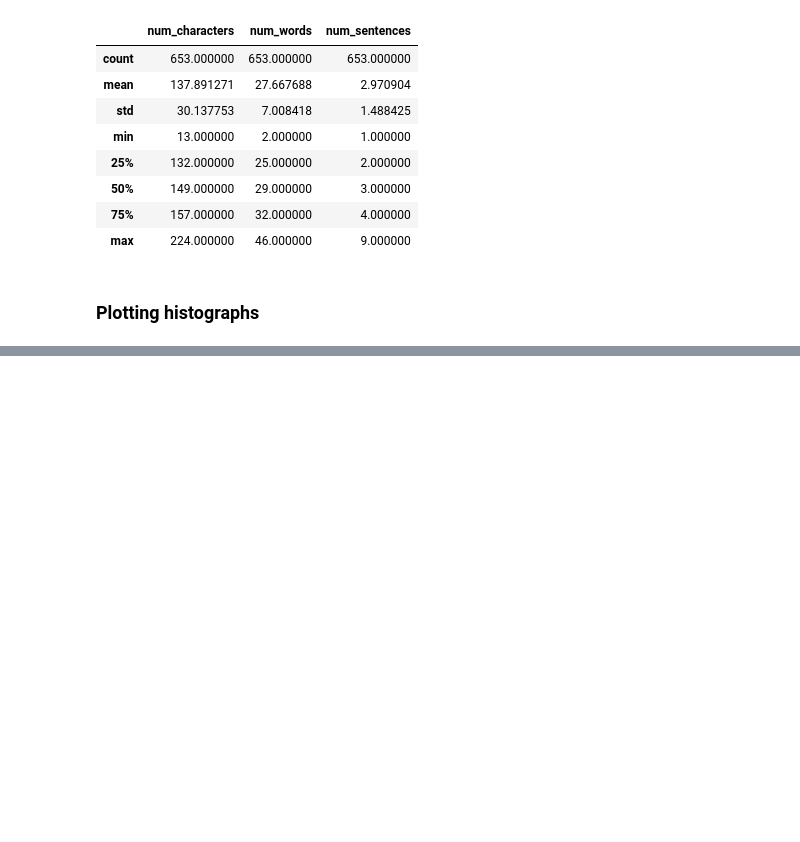
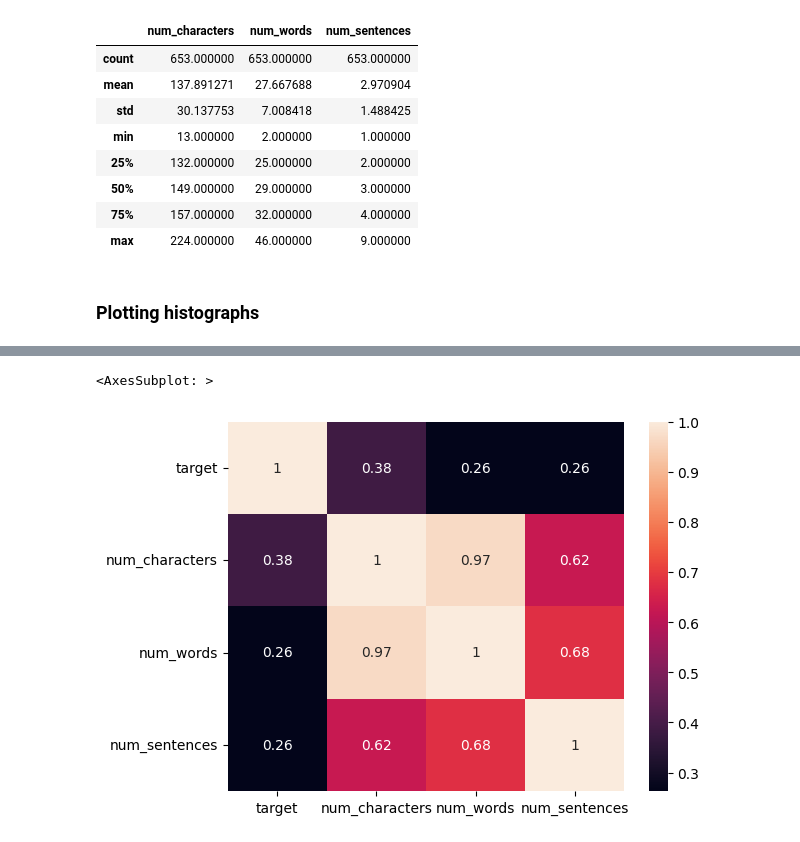
Before and after one commit to cropped33/spam_or_ham, a Jupyter notebook: sms_spam_detection.ipynb, the cells around one changed output, grey strips where cells are left out. Cells and saved outputs as stored; diff of their text form; code cells hidden in the pictures; blank space fills up the shorter version.

```diff
--- a/sms_spam_detection.ipynb
+++ b/sms_spam_detection.ipynb
@@ -217,0 +253,5 @@ sns.histplot(df[df['target']==0]['num_characters'],color='green',label='ham')
+# %%
+sns.heatmap(df.corr(),annot=True)
+# %% [output]
+<AxesSubplot: >
+[figure, added]
```
Also changed, not shown: parts of 19 cells of this notebook.
